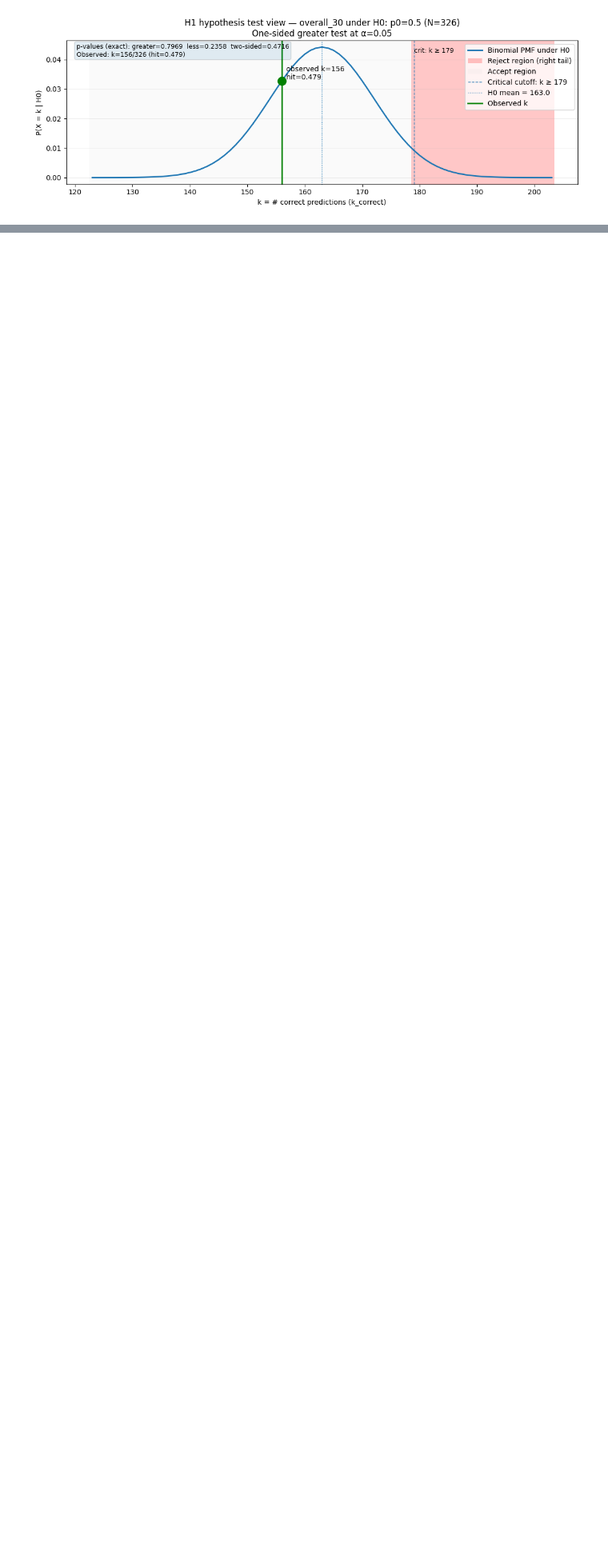
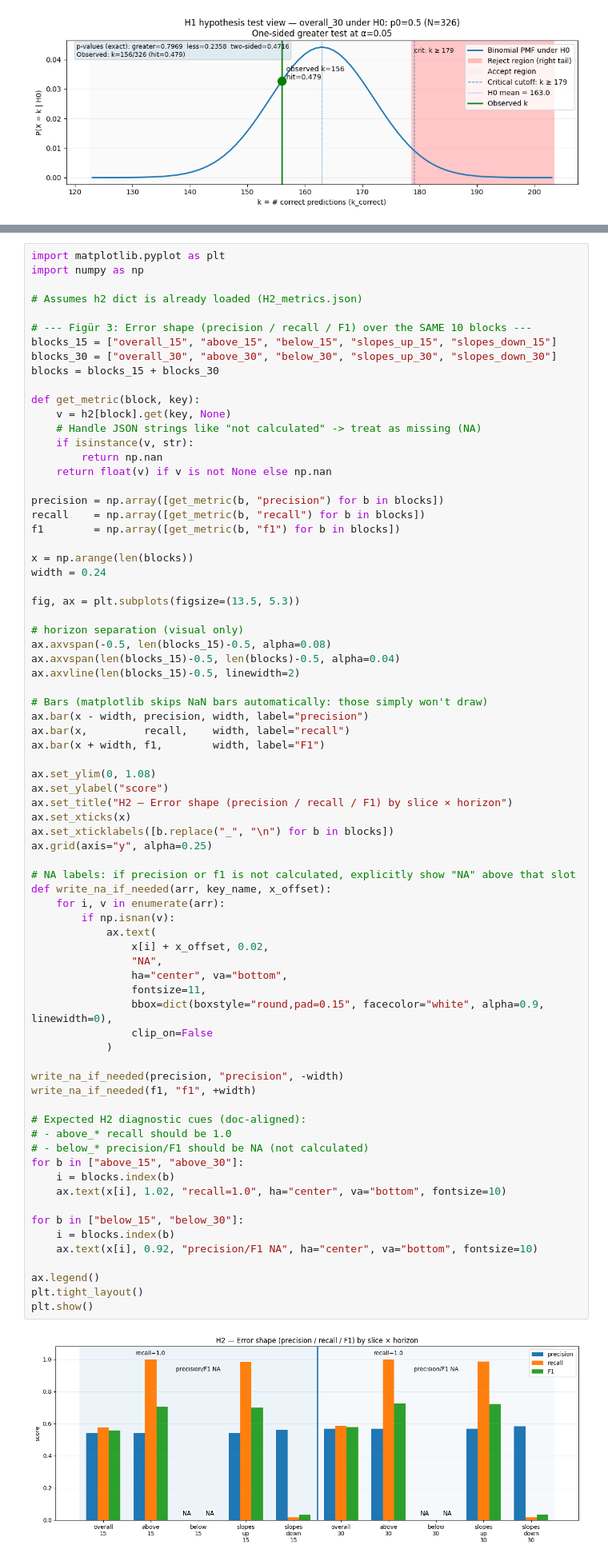
Before and after one commit to cankaradogann/DSA210-Project-Can-Karadogan, a Jupyter notebook: notebooks/08_hypothesis_tests.ipynb, the cells around one changed output, grey strips where cells are left out. Shown at 80% size. Cells and saved outputs as stored; diff of their text form; blank space fills up the shorter version.

```diff
--- a/notebooks/08_hypothesis_tests.ipynb
+++ b/notebooks/08_hypothesis_tests.ipynb
@@ -1341,0 +2187,76 @@ plot_h1_test_readable(h1, key="overall_30", p0=0.5, alpha=0.05, mode="greater",
+# %%
+import matplotlib.pyplot as plt
+import numpy as np
+
+# Assumes h2 dict is already loaded (H2_metrics.json)
+
+# --- Figür 3: Error shape (precision / recall / F1) over the SAME 10 blocks ---
+blocks_15 = ["overall_15", "above_15", "below_15", "slopes_up_15", "slopes_down_15"]
+blocks_30 = ["overall_30", "above_30", "below_30", "slopes_up_30", "slopes_down_30"]
+blocks = blocks_15 + blocks_30
+
+def get_metric(block, key):
+    v = h2[block].get(key, None)
+    # Handle JSON strings like "not calculated" -> treat as missing (NA)
+    if isinstance(v, str):
+        return np.nan
+    return float(v) if v is not None else np.nan
+
+precision = np.array([get_metric(b, "precision") for b in blocks])
+recall    = np.array([get_metric(b, "recall") for b in blocks])
+f1        = np.array([get_metric(b, "f1") for b in blocks])
+
+x = np.arange(len(blocks))
+width = 0.24
+
+fig, ax = plt.subplots(figsize=(13.5, 5.3))
+
+# horizon separation (visual only)
+ax.axvspan(-0.5, len(blocks_15)-0.5, alpha=0.08)
+ax.axvspan(len(blocks_15)-0.5, len(blocks)-0.5, alpha=0.04)
+ax.axvline(len(blocks_15)-0.5, linewidth=2)
+
+# Bars (matplotlib skips NaN bars automatically: those simply won't draw)
+ax.bar(x - width, precision, width, label="precision")
+ax.bar(x,         recall,    width, label="recall")
+ax.bar(x + width, f1,        width, label="F1")
+
+ax.set_ylim(0, 1.08)
+ax.set_ylabel("score")
+ax.set_title("H2 — Error shape (precision / recall / F1) by slice × horizon")
+ax.set_xticks(x)
+ax.set_xticklabels([b.replace("_", "\n") for b in blocks])
+ax.grid(axis="y", alpha=0.25)
+
+# NA labels: if precision or f1 is not calculated, explicitly show "NA" above that slot
+def write_na_if_needed(arr, key_name, x_offset):
+    for i, v in enumerate(arr):
+        if np.isnan(v):
+            ax.text(
+                x[i] + x_offset, 0.02,
+                "NA",
+                ha="center", va="bottom",
+                fontsize=11,
+                bbox=dict(boxstyle="round,pad=0.15", facecolor="white", alpha=0.9, linewidth=0),
+                clip_on=False
+            )
+
+write_na_if_needed(precision, "precision", -width)
+write_na_if_needed(f1, "f1", +width)
+
+# Expected H2 diagnostic cues (doc-aligned):
+# - above_* recall should be 1.0
+# - below_* precision/F1 should be NA (not calculated)
+for b in ["above_15", "above_30"]:
+    i = blocks.index(b)
+    ax.text(x[i], 1.02, "recall=1.0", ha="center", va="bottom", fontsize=10)
+
+for b in ["below_15", "below_30"]:
+    i = blocks.index(b)
+    ax.text(x[i], 0.92, "precision/F1 NA", ha="center", va="bottom", fontsize=10)
+
+ax.legend()
+plt.tight_layout()
+plt.show()
+# %% [output]
+[figure, added]
```
Also changed, not shown: parts of 19 cells of this notebook.
